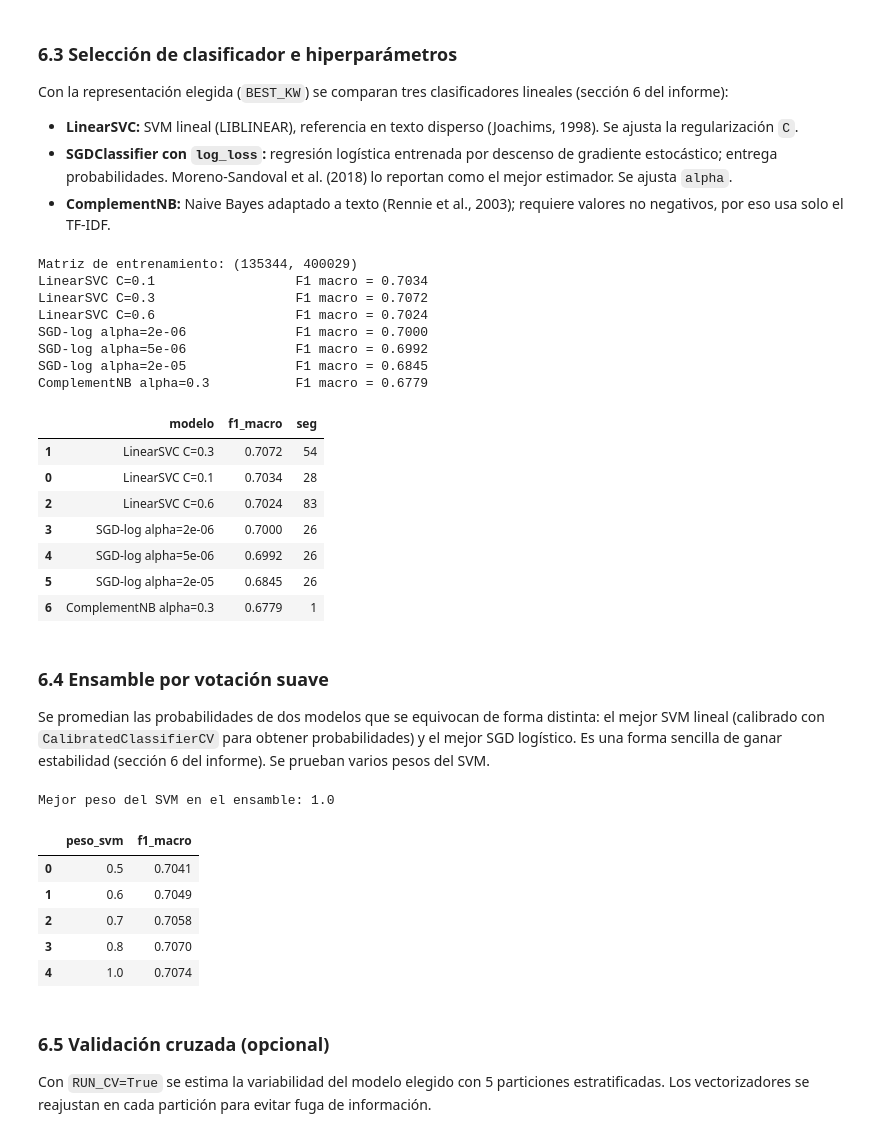
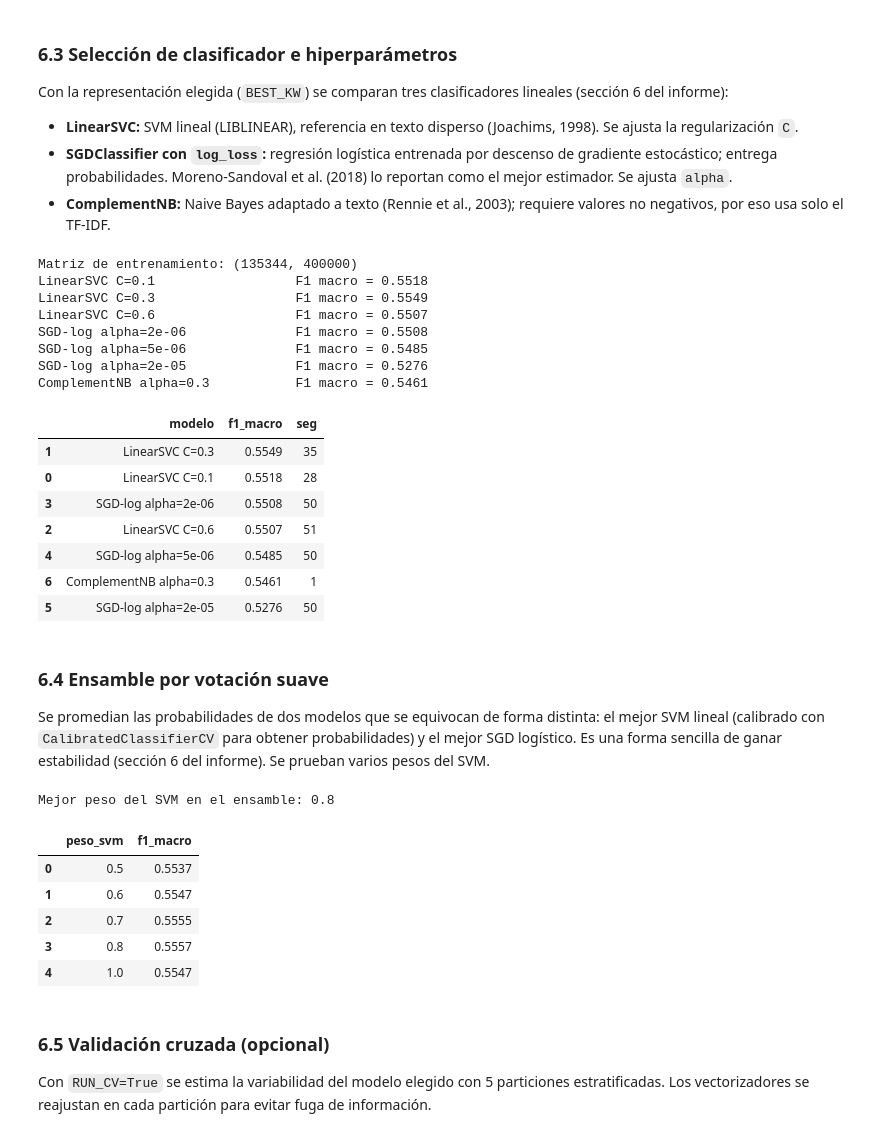
Before and after one commit to AbelAlbuez/natural-language-processing-workshops, a Jupyter notebook: workshops/Kaggle-tweet-age/TweetAge_modelo.ipynb, the cells around one changed output. Drawn from its saved outputs; the diff is of its cells as text; code cells hidden in the pictures.

```diff
--- a/workshops/Kaggle-tweet-age/TweetAge_modelo.ipynb
+++ b/workshops/Kaggle-tweet-age/TweetAge_modelo.ipynb
@@ -62,7 +64,7 @@ from sklearn.metrics import f1_score, classification_report, confusion_matrix, C
 
 warnings.filterwarnings('ignore', category=UserWarning)
 pd.set_option('display.max_colwidth', 120)
-GROUPS = ['18-24', '35-49', '65-xx']
+GROUPS = ['13-17', '18-24', '25-34', '35-49', '50-64', '65-xx']
 # %% [markdown]
 ## 2. Lectura de datos
 # %% [markdown]
@@ -99,10 +101,6 @@ Con `MODE='agrupar'` cada etiqueta representa un bloque generacional: 13-24 →
 - Se excluyen del entrenamiento los tweets vacíos y los que contienen `#¿NOMBRE?` (error `#NAME?` de Excel en español; el texto original se perdió).
 - **No** se eliminan stopwords, menciones, hashtags, mayúsculas ni alargamientos, porque son marcas de edad.
 # %%
-MAP_AGRUPAR = {'13-17': '18-24', '18-24': '18-24',
-               '25-34': '35-49', '35-49': '35-49',
-               '50-64': '65-xx', '65-xx': '65-xx'}
-
 def prep(texts):
     return pd.Series(texts).fillna('').map(html.unescape).str.strip()
 
@@ -111,21 +109,24 @@ def is_junk(texts):
     return (t == '') | t.str.contains('#¿NOMBRE', regex=False)
 
 train = train_raw.copy()
-if MODE == 'agrupar':
-    train['y'] = train.age_range.map(MAP_AGRUPAR)
-else:
-    train = train[train.age_range.isin(GROUPS)].copy()
-    train['y'] = train.age_range
+unknown_groups = sorted(set(train.age_range) - set(GROUPS))
+if unknown_groups:
+    raise ValueError(f'Hay etiquetas fuera de los seis grupos originales: {unknown_groups}')
+train['y'] = train.age_range
 
 train['text'] = prep(train.text).values
 junk = is_junk(train.text).values
 print(f'Tweets descartados (vacíos o #¿NOMBRE?): {junk.sum()}')
 train = train[~junk].reset_index(drop=True)
 
+class_counts = train.y.value_counts().reindex(GROUPS, fill_value=0)
+if (class_counts < 2).any():
+    raise ValueError(f'Cada grupo necesita al menos dos tweets válidos para la partición estratificada: {class_counts.to_dict()}')
+
 test = test_raw.copy()
 test['text'] = prep(test.text).values
 
-dist = train.y.value_counts().reindex(GROUPS)
+dist = class_counts
 pd.DataFrame({'n': dist, '%': (dist / len(train) * 100).round(1)})
 # %% [output]
 Tweets descartados (vacíos o #¿NOMBRE?): 155
@@ -264,8 +266,9 @@ desc.round(3).head(15)
 # %%
 top = desc.index[:8]
+colors = ['#4C72B0', '#DD8452', '#55A868', '#C44E52', '#8172B3', '#937860']
 fig, axes = plt.subplots(2, 4, figsize=(18, 7))
 for ax, c in zip(axes.ravel(), top):
-    D.groupby(train.y.values)[c].mean().reindex(GROUPS).plot.bar(ax=ax, color=['#4C72B0', '#DD8452', '#55A868'])
+    D.groupby(train.y.values)[c].mean().reindex(GROUPS).plot.bar(ax=ax, color=colors)
     ax.set_title(f'{c} (ε²={eps2[c]:.3f})'); ax.set_xlabel('')
 plt.tight_layout(); plt.show()
 del D; gc.collect()
@@ -397,51 +400,52 @@ evaluate('ComplementNB alpha=0.3', ComplementNB(alpha=0.3), X_tr[:, :n_text], X_
 model_table = pd.DataFrame(scores).sort_values('f1_macro', ascending=False)
 model_table
 # %% [output]
-Matriz de entrenamiento: (135344, 400029)
-LinearSVC C=0.1                  F1 macro = 0.7034
-LinearSVC C=0.3                  F1 macro = 0.7072
-LinearSVC C=0.6                  F1 macro = 0.7024
-SGD-log alpha=2e-06              F1 macro = 0.7000
-SGD-log alpha=5e-06              F1 macro = 0.6992
-SGD-log alpha=2e-05              F1 macro = 0.6845
-ComplementNB alpha=0.3           F1 macro = 0.6779
+Matriz de entrenamiento: (135344, 400000)
+LinearSVC C=0.1                  F1 macro = 0.5518
+LinearSVC C=0.3                  F1 macro = 0.5549
+LinearSVC C=0.6                  F1 macro = 0.5507
+SGD-log alpha=2e-06              F1 macro = 0.5508
+SGD-log alpha=5e-06              F1 macro = 0.5485
+SGD-log alpha=2e-05              F1 macro = 0.5276
+ComplementNB alpha=0.3           F1 macro = 0.5461
 |  | modelo | f1_macro | seg |
-| 1 | LinearSVC C=0.3 | 0.7072 | 54 |
-| 0 | LinearSVC C=0.1 | 0.7034 | 28 |
-| 2 | LinearSVC C=0.6 | 0.7024 | 83 |
-| 3 | SGD-log alpha=2e-06 | 0.7000 | 26 |
-| 4 | SGD-log alpha=5e-06 | 0.6992 | 26 |
-| 5 | SGD-log alpha=2e-05 | 0.6845 | 26 |
-| 6 | ComplementNB alpha=0.3 | 0.6779 | 1 |
+| 1 | LinearSVC C=0.3 | 0.5549 | 35 |
+| 0 | LinearSVC C=0.1 | 0.5518 | 28 |
+| 3 | SGD-log alpha=2e-06 | 0.5508 | 50 |
+| 2 | LinearSVC C=0.6 | 0.5507 | 51 |
+| 4 | SGD-log alpha=5e-06 | 0.5485 | 50 |
+| 6 | ComplementNB alpha=0.3 | 0.5461 | 1 |
+| 5 | SGD-log alpha=2e-05 | 0.5276 | 50 |
 # %% [markdown]
 ### 6.4 Ensamble por votación suave
 Se promedian las probabilidades de dos modelos que se equivocan de forma distinta: el mejor SVM lineal (calibrado con `CalibratedClassifierCV` para obtener probabilidades) y el mejor SGD logístico. Es una forma sencilla de ganar estabilidad (sección 6 del informe). Se prueban varios pesos del SVM.
 # %%
 best_svc = model_table[model_table.modelo.str.startswith('LinearSVC')].iloc[0].modelo
 best_sgd = model_table[model_table.modelo.str.startswith('SGD')].iloc[0].modelo
 C_best, alpha_best = models[best_svc].C, models[best_sgd].alpha
 
 svc_cal = CalibratedClassifierCV(LinearSVC(C=C_best), cv=3, method='sigmoid').fit(X_tr, y_tr)
 P_svc = svc_cal.predict_proba(X_va)
 P_sgd = models[best_sgd].predict_proba(X_va)
 classes = svc_cal.classes_
+assert list(classes) == GROUPS, f'Clases del SVM distintas de las originales: {list(classes)}'
 assert list(classes) == list(models[best_sgd].classes_)
 
 ens = []
 for w in [0.5, 0.6, 0.7, 0.8, 1.0]:
     pred = classes[(w * P_svc + (1 - w) * P_sgd).argmax(1)]
-    ens.append({'peso_svm': w, 'f1_macro': round(f1_score(y_va, pred, average='macro'), 4)})
+    ens.append({'peso_svm': w, 'f1_macro': round(f1_score(y_va, pred, labels=GROUPS, average='macro'), 4)})
 ens = pd.DataFrame(ens); W_BEST = ens.sort_values('f1_macro', ascending=False).iloc[0].peso_svm
 print('Mejor peso del SVM en el ensamble:', W_BEST)
 ens
 # %% [output]
-Mejor peso del SVM en el ensamble: 1.0
+Mejor peso del SVM en el ensamble: 0.8
 |  | peso_svm | f1_macro |
-| 0 | 0.5 | 0.7041 |
-| 1 | 0.6 | 0.7049 |
-| 2 | 0.7 | 0.7058 |
-| 3 | 0.8 | 0.7070 |
-| 4 | 1.0 | 0.7074 |
+| 0 | 0.5 | 0.5537 |
+| 1 | 0.6 | 0.5547 |
+| 2 | 0.7 | 0.5555 |
+| 3 | 0.8 | 0.5557 |
+| 4 | 1.0 | 0.5547 |
 # %% [markdown]
 ### 6.5 Validación cruzada (opcional)
 Con `RUN_CV=True` se estima la variabilidad del modelo elegido con 5 particiones estratificadas. Los vectorizadores se reajustan en cada partición para evitar fuga de información.
```
Also changed, not shown: parts of 19 cells of this notebook, 6 other files.
